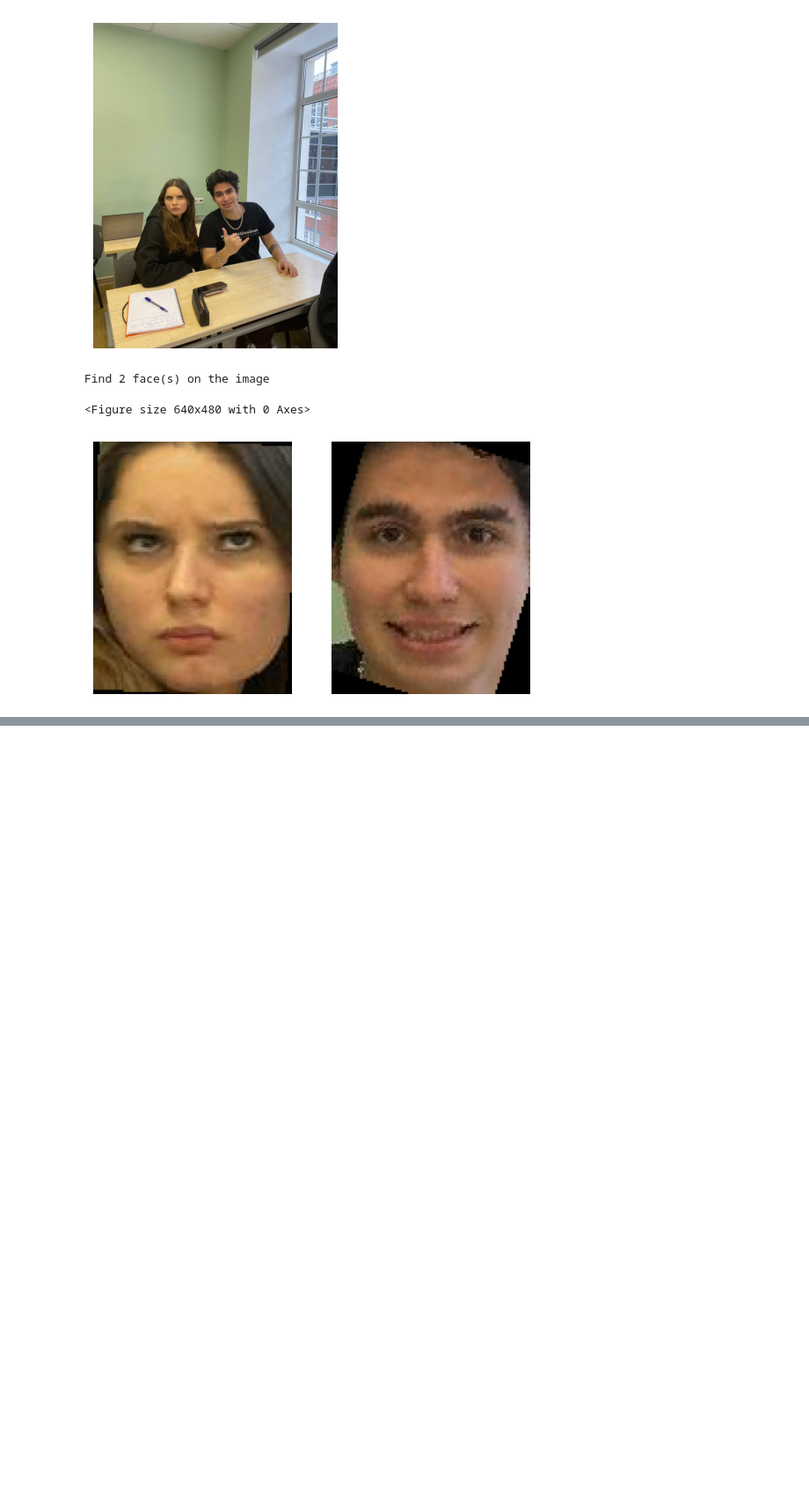
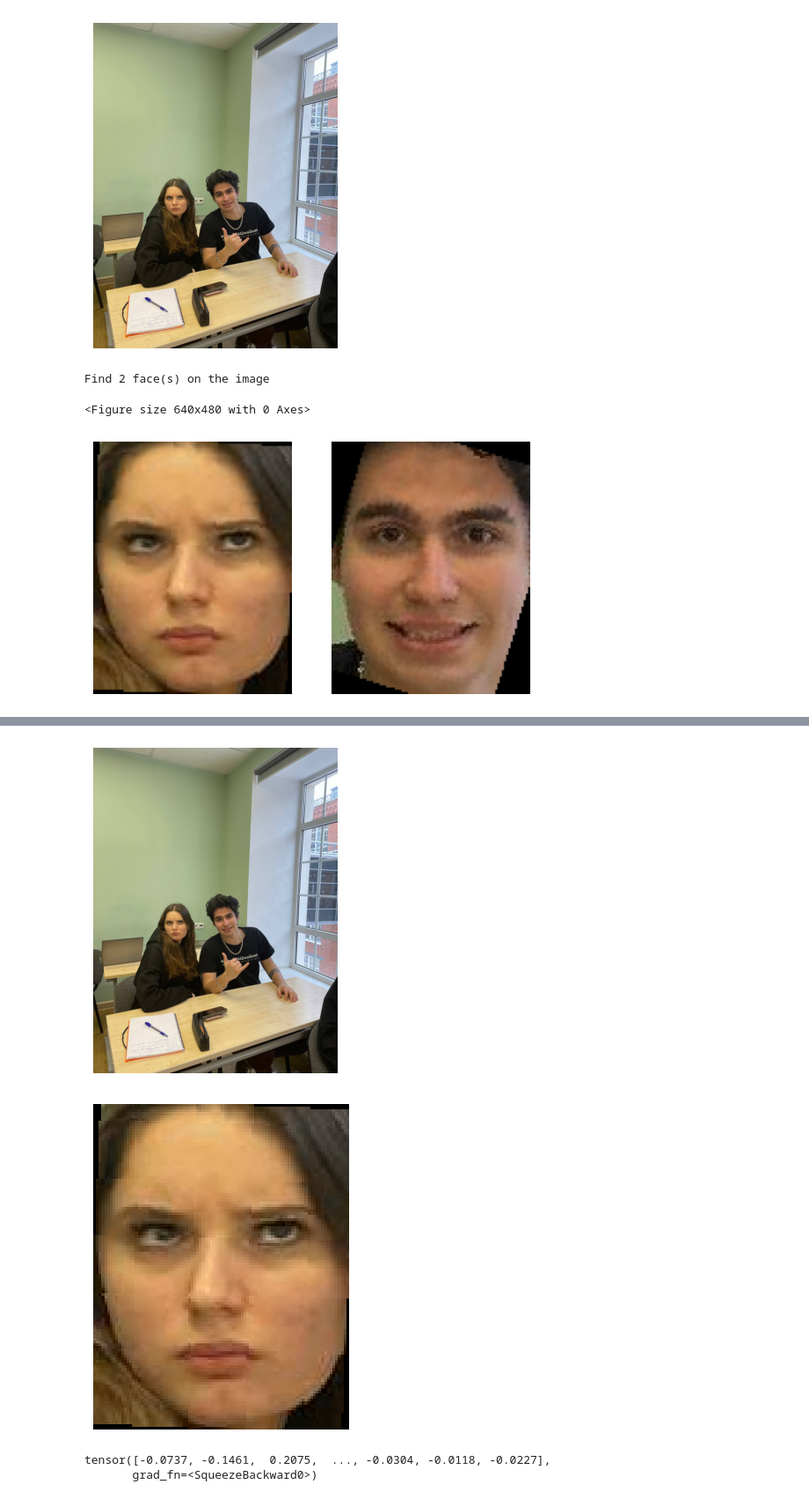
Before and after one commit to just-yagodkin/FaceRecognition, a Jupyter notebook: notebooks/05.Demo.ipynb, the cells around one changed output, grey strips where cells are left out. Shown at 88% size. Drawn from its saved outputs; the diff is of its cells as text; code cells hidden in the pictures; blank space fills up the shorter version.

```diff
--- a/notebooks/05.Demo.ipynb
+++ b/notebooks/05.Demo.ipynb
@@ -176,0 +243,29 @@ Face similarity between student2 and Kamil2 0.42823854088783264
+# %%
+def get_embedding_from_photo(path):
+    fr_sys.render_tensor(path, device=DEVICE)
+    _img = fr_sys.read_image(path)
+    np_img = torch.permute(_img, (1, 2, 0)).numpy()
+    boxes, probs, landmarks = fr_sys.detect_faces(np_img)
+
+    face = fr_sys.extract_face(np_img, boxes[0], landmarks[0])
+    aligned_face = fr_sys.align_face(face)
+
+    plt.figure()
+    # fig, ax = plt.subplots(1,2)
+    plt.imshow(aligned_face['image']); plt.axis('off')
+    # ax[1].imshow(aligned_face2['image']); ax[1].axis('off')
+    plt.show()
+
+    _, emb, _ = model(normalize_transformer(
+        torch.permute(aligned_face['image'], (2,0,1)).unsqueeze(0)
+    ))
+
+    return emb
+# %%
+_ = get_embedding_from_photo('./docs/students.png')
+_
+# %% [output]
+[figure, added]
+[figure, added]
+tensor([-0.0737, -0.1461,  0.2075,  ..., -0.0304, -0.0118, -0.0227],
+       grad_fn=<SqueezeBackward0>)
```
Also changed, not shown: parts of 5 cells of this notebook.
